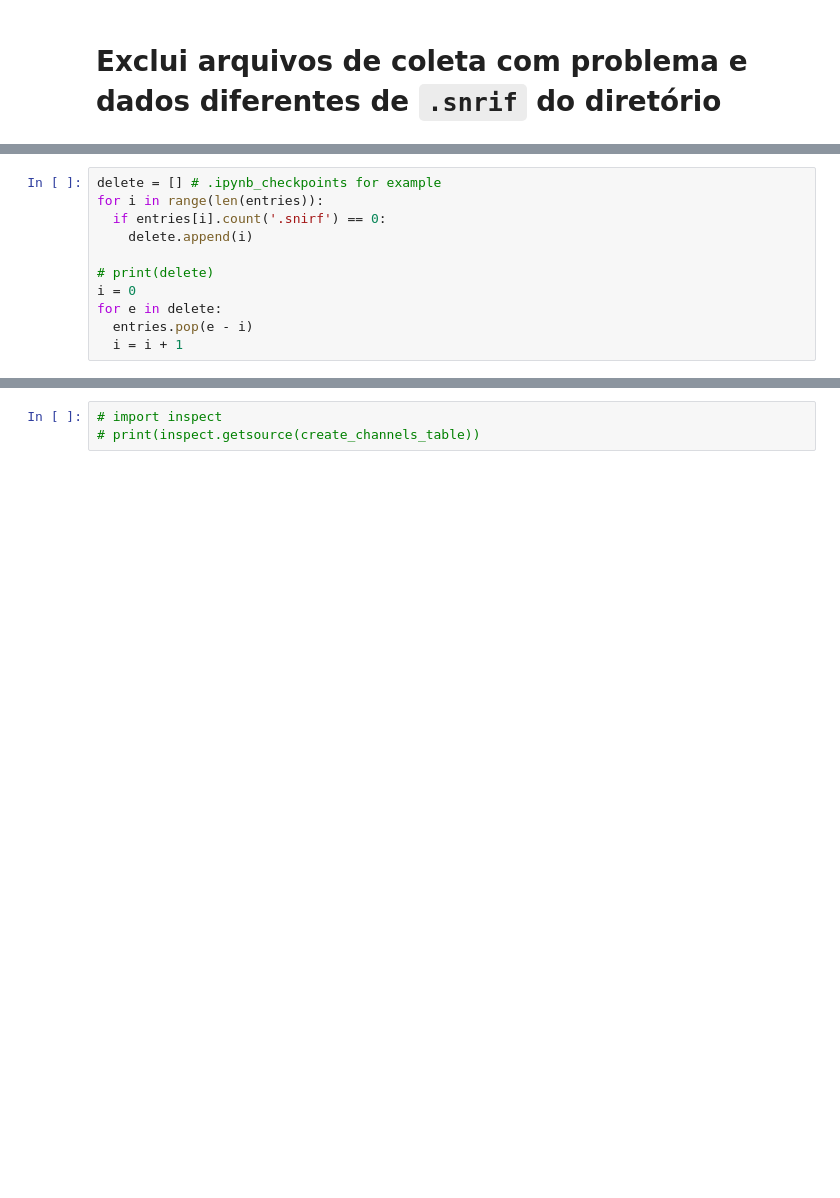
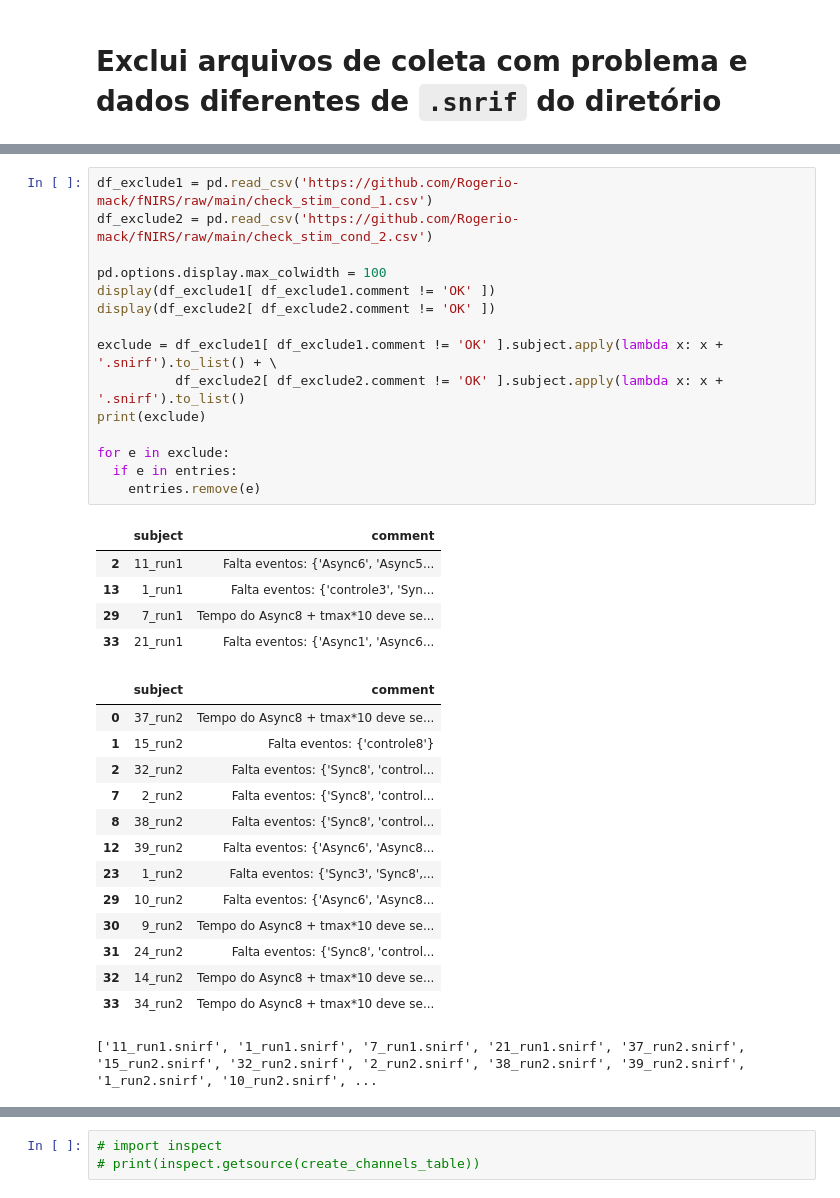
Before and after one commit to Rogerio-mack/fNIRS, a Jupyter notebook: A_Carol_rectify_snirf_cond1_e_2.ipynb, the cells around one changed output, grey strips where cells are left out. Saved outputs shown, nothing was run; the diff lists cells and outputs as text; blank space fills up the shorter version.

```diff
--- a/A_Carol_rectify_snirf_cond1_e_2.ipynb
+++ b/A_Carol_rectify_snirf_cond1_e_2.ipynb
@@ -841,11 +836,0 @@ for e in exclude:
-# %%
-delete = [] # .ipynb_checkpoints for example
-for i in range(len(entries)):
-  if entries[i].count('.snirf') == 0:
-    delete.append(i)
-
-# print(delete)
-i = 0
-for e in delete:
-  entries.pop(e - i)
-  i = i + 1
@@ -852,3 +845,38 @@ for e in delete:
+# %%
+df_exclude1 = pd.read_csv('https://github.com/Rogerio-mack/fNIRS/raw/main/check_stim_cond_1.csv')
+df_exclude2 = pd.read_csv('https://github.com/Rogerio-mack/fNIRS/raw/main/check_stim_cond_2.csv')
+
+pd.options.display.max_colwidth = 100
+display(df_exclude1[ df_exclude1.comment != 'OK' ])
+display(df_exclude2[ df_exclude2.comment != 'OK' ])
+
+exclude = df_exclude1[ df_exclude1.comment != 'OK' ].subject.apply(lambda x: x + '.snirf').to_list() + \
+          df_exclude2[ df_exclude2.comment != 'OK' ].subject.apply(lambda x: x + '.snirf').to_list()
+print(exclude)
+
+for e in exclude:
+  if e in entries:
+    entries.remove(e)
+# %% [output]
+|  | subject | comment |
+| 2 | 11_run1 | Falta eventos: {'Async6', 'Async5... |
+| 13 | 1_run1 | Falta eventos: {'controle3', 'Syn... |
+| 29 | 7_run1 | Tempo do Async8 + tmax*10 deve se... |
+| 33 | 21_run1 | Falta eventos: {'Async1', 'Async6... |
+|  | subject | comment |
+| 0 | 37_run2 | Tempo do Async8 + tmax*10 deve se... |
+| 1 | 15_run2 | Falta eventos: {'controle8'} |
+| 2 | 32_run2 | Falta eventos: {'Sync8', 'control... |
+| 7 | 2_run2 | Falta eventos: {'Sync8', 'control... |
+| 8 | 38_run2 | Falta eventos: {'Sync8', 'control... |
+| 12 | 39_run2 | Falta eventos: {'Async6', 'Async8... |
+| 23 | 1_run2 | Falta eventos: {'Sync3', 'Sync8',... |
+| 29 | 10_run2 | Falta eventos: {'Async6', 'Async8... |
+| 30 | 9_run2 | Tempo do Async8 + tmax*10 deve se... |
+| 31 | 24_run2 | Falta eventos: {'Sync8', 'control... |
+| 32 | 14_run2 | Tempo do Async8 + tmax*10 deve se... |
+| 33 | 34_run2 | Tempo do Async8 + tmax*10 deve se... |
+['11_run1.snirf', '1_run1.snirf', '7_run1.snirf', '21_run1.snirf', '37_run2.snirf', '15_run2.snirf', '32_run2.snirf', '2_run2.snirf', '38_run2.snirf', '39_run2.snirf', '1_run2.snirf', '10_run2.snirf', ...
 # %%
 entries
 # %% [output]
```
Also changed, not shown: parts of 15 cells of this notebook.
